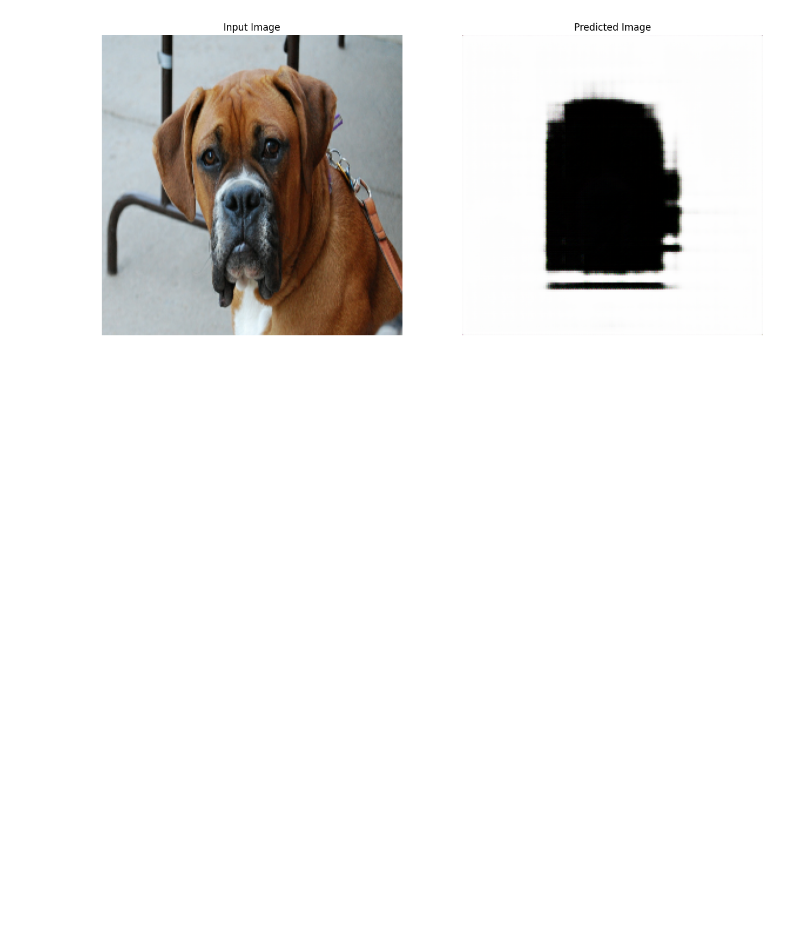
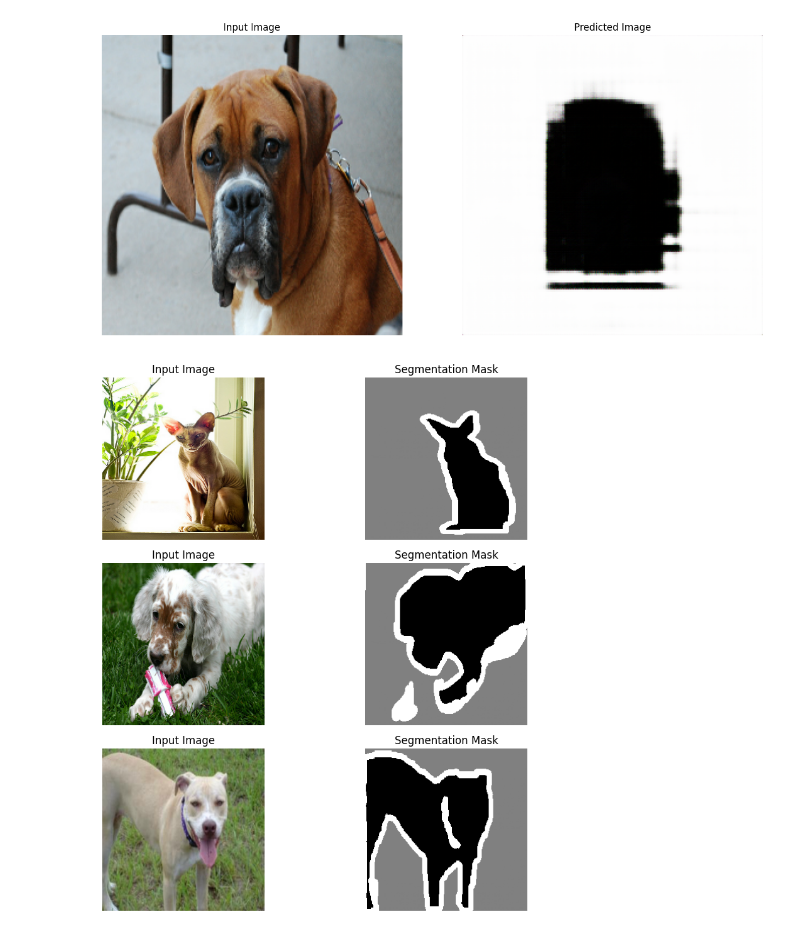
Before and after one commit to Rajratna25/pix2pix-cGAN, a Jupyter notebook: pix2pix_colab.ipynb, the cells around one changed output. Saved outputs shown, nothing was run; the diff lists cells and outputs as text; code cells hidden in the pictures; blank space fills up the shorter version.

```diff
--- a/pix2pix_colab.ipynb
+++ b/pix2pix_colab.ipynb
@@ -244,6 +244,27 @@ for example_input, example_target in train.take(1):
 # %% [output]
 WARNING:matplotlib.image:Clipping input data to the valid range for imshow with RGB data ([0..1] for floats or [0..255] for integers). Got range [-0.26855135..0.9999969].
 [figure]
+# %%
+# Step 4.1: Visualize Sample Images and Masks from the Training Set
+def display_sample(dataset, num=3):
+    plt.figure(figsize=(10, num * 3))
+    for i, (image, mask) in enumerate(dataset.take(num)):
+        plt.subplot(num, 2, 2 * i + 1)
+        plt.title("Input Image")
+        plt.imshow(image[0])
+        plt.axis("off")
+
+        plt.subplot(num, 2, 2 * i + 2)
+        plt.title("Segmentation Mask")
+        plt.imshow(mask[0, :, :, 0], cmap="gray")
+        plt.axis("off")
+    plt.tight_layout()
+    plt.show()
+
+# Show samples
+display_sample(train, num=3)
+# %% [output]
+[figure, added]
 # %%
 import os
 
```
Also changed, not shown: parts of 3 cells of this notebook.
